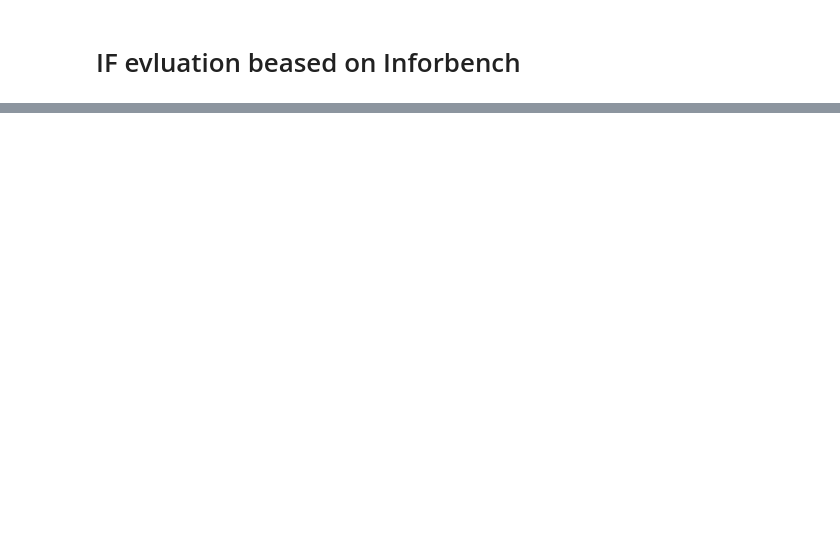
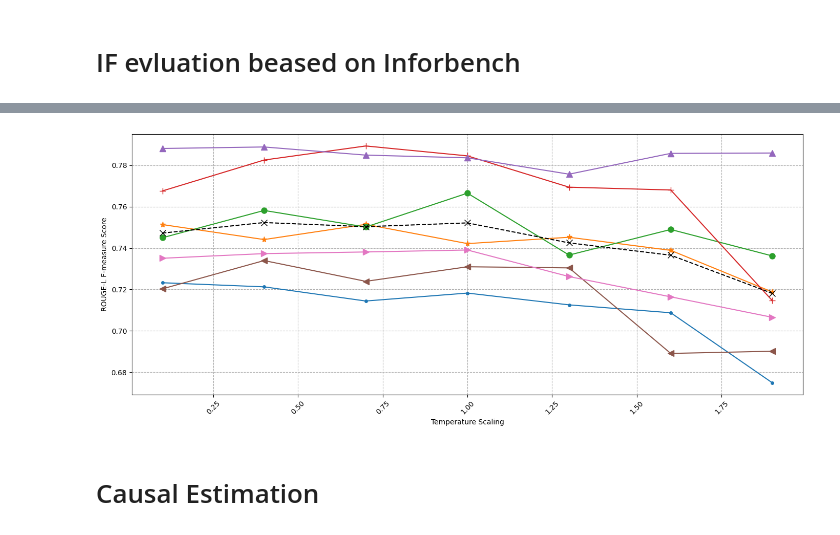
Before and after one commit to DobricLilujun/temperature_eval, a Jupyter notebook: script/evaluation_IF_batch.ipynb, the cells around one changed output, grey strips where cells are left out. Drawn from its saved outputs; the diff is of its cells as text; code cells hidden in the pictures; blank space fills up the shorter version.

```diff
--- a/script/evaluation_IF_batch.ipynb
+++ b/script/evaluation_IF_batch.ipynb
@@ -251,0 +293,73 @@ plt.show()
+# %%
+grouped_data = df.groupby(["model", "Temperature"])["DRFR"].mean()
+
+models = [
+    "Llama-2-7b-chat-hf",
+    "Llama-2-13b-chat-hf",
+    "Llama-2-70b-chat-hf",
+    "Meta-Llama-3-8B-Instruct",
+    "Meta-Llama-3-70B-Instruct",
+    "Mistral-7B-Instruct-v0.2",
+    "Mixtral-8x7B-Instruct-v0.1",
+]
+
+markers = [
+    ".",
+    "*",
+    "o",
+    "+",
+    "^",
+    "<",
+    ">",
+    "8",
+    "s",
+    "p",
+    ",",
+    "v",
+    "D",
+    "d",
+    "x",
+    "|",
+    "_",
+]
+
+plt.figure(figsize=(14, 6))
+for i, model in enumerate(models):
+    model_data = grouped_data[model]
+    marker = markers[i % len(markers)]  # Select marker cyclically from the list
+    plt.plot(
+        model_data.index.get_level_values("Temperature"),
+        model_data,
+        marker=marker,
+        markersize=8,
+        label=model,
+    )
+
+grouped_data_temperature = df.groupby(["Temperature"])["DRFR"].mean()
+plt.plot(
+    grouped_data_temperature.index,
+    grouped_data_temperature,
+    linestyle="--",
+    marker="x",
+    markersize=8,
+    color="black",
+    label="Average Score Among All Models",
+)
+
+plt.xlabel("Temperature Scaling")
+plt.ylabel("ROUGE-L F-measure Score")
+# plt.title("Summarization\n Mean ROUGE-L F-measure with Temperature Across Models")
+plt.grid(
+    linestyle="--",
+)
+plt.xticks(rotation=45)
+plt.tight_layout()
+
+# plt.legend(loc="upper center", bbox_to_anchor=(0.5, -0.15), ncol=4)
+plt.savefig(output_photo_path, format="svg", bbox_inches="tight")
+# plt.legend(loc="upper center", bbox_to_anchor=(0.5, -0.15), ncol=4)
+plt.show()
+# %% [output]
+[figure, added]
+# %% [markdown]
+# Causal Estimation
```
Also changed, not shown: parts of 14 cells of this notebook, 13 other files.
